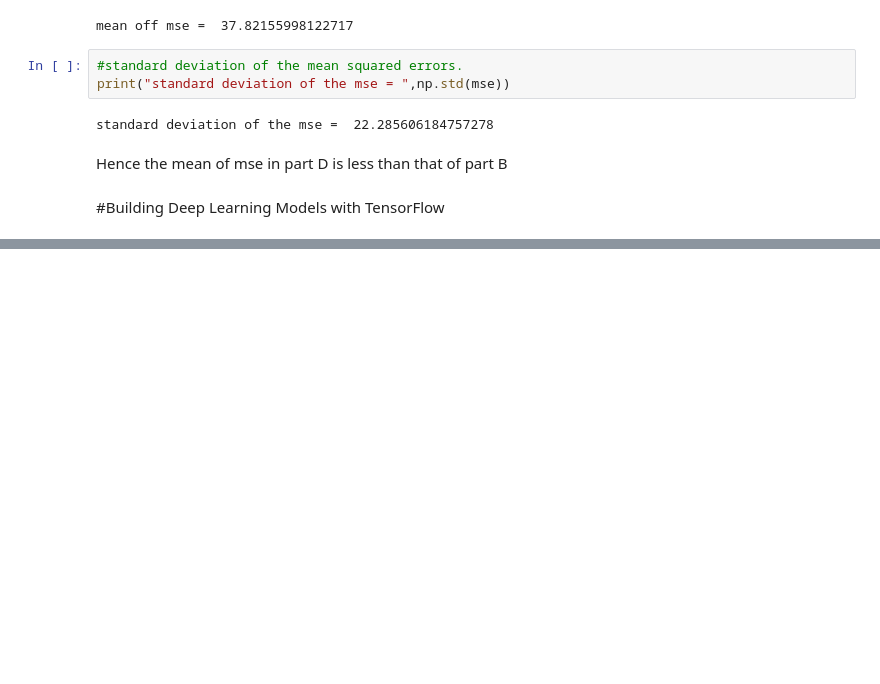
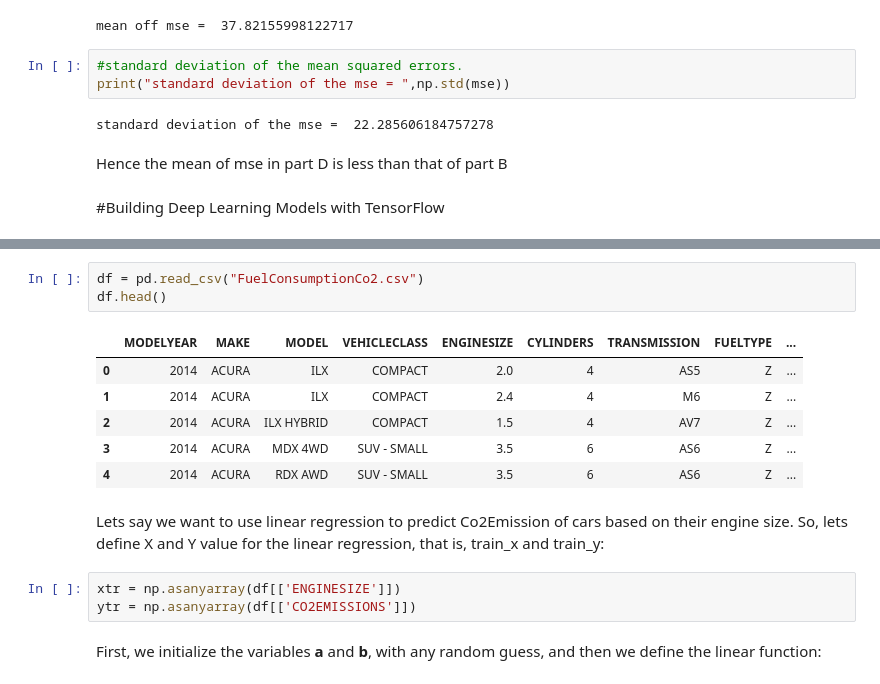
Before and after one commit to harsha8745/IBM-WATSON, a Jupyter notebook: AI_Engineering.ipynb, the cells around one changed output, grey strips where cells are left out. Drawn from its saved outputs; the diff is of its cells as text; blank space fills up the shorter version.

```diff
--- a/AI_Engineering.ipynb
+++ b/AI_Engineering.ipynb
@@ -1660,0 +2473,17 @@ Hence the mean of mse in part D is less than that of part B
+# %%
+df = pd.read_csv("FuelConsumptionCo2.csv")
+df.head()
+# %% [output]
+|  | MODELYEAR | MAKE | MODEL | VEHICLECLASS | ENGINESIZE | CYLINDERS | TRANSMISSION | FUELTYPE | ... |
+| 0 | 2014 | ACURA | ILX | COMPACT | 2.0 | 4 | AS5 | Z | ... |
+| 1 | 2014 | ACURA | ILX | COMPACT | 2.4 | 4 | M6 | Z | ... |
+| 2 | 2014 | ACURA | ILX HYBRID | COMPACT | 1.5 | 4 | AV7 | Z | ... |
+| 3 | 2014 | ACURA | MDX 4WD | SUV - SMALL | 3.5 | 6 | AS6 | Z | ... |
+| 4 | 2014 | ACURA | RDX AWD | SUV - SMALL | 3.5 | 6 | AS6 | Z | ... |
+# %% [markdown]
+Lets say we want to use linear regression to predict Co2Emission of cars based on their engine size. So, lets define X and Y value for the linear regression, that is, train_x and train_y:
+# %%
+xtr = np.asanyarray(df[['ENGINESIZE']])
+ytr = np.asanyarray(df[['CO2EMISSIONS']])
+# %% [markdown]
+First, we initialize the variables <b>a</b> and <b>b</b>, with any random guess, and then we define the linear function:
```
Also changed, not shown: parts of 183 cells of this notebook.
